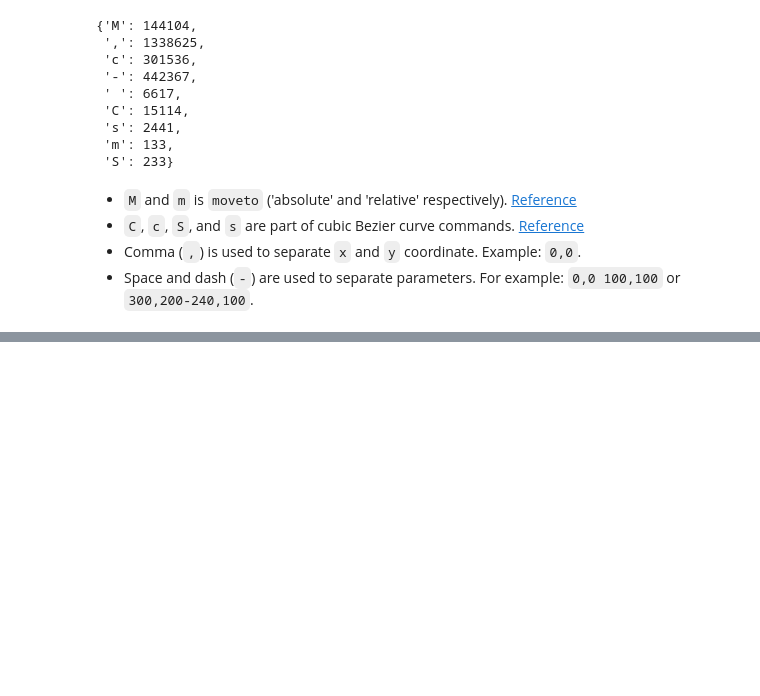
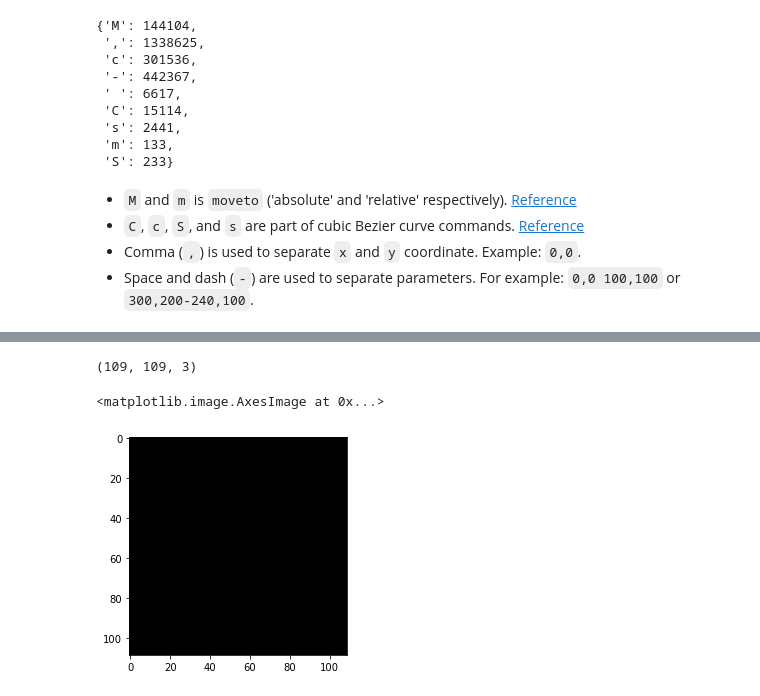
Before and after one commit to ichisadashioko/convert-kanjivg-to-dataset, a Jupyter notebook: note.ipynb, the cells around one changed output, grey strips where cells are left out. Drawn from its saved outputs; the diff is of its cells as text; code cells hidden in the pictures; blank space fills up the shorter version.

```diff
--- a/note.ipynb
+++ b/note.ipynb
@@ -125,0 +186,11 @@ chars_dict
+# %%
+# create black image to render svg
+canvas = np.zeros((109, 109, 3), dtype=np.uint8)
+canvas.shape
+# %% [output]
+(109, 109, 3)
+# %%
+plt.imshow(canvas)
+# %% [output]
+<matplotlib.image.AxesImage at 0x...>
+[figure, added]
```
Also changed, not shown: parts of 14 cells of this notebook, 2 other files.
